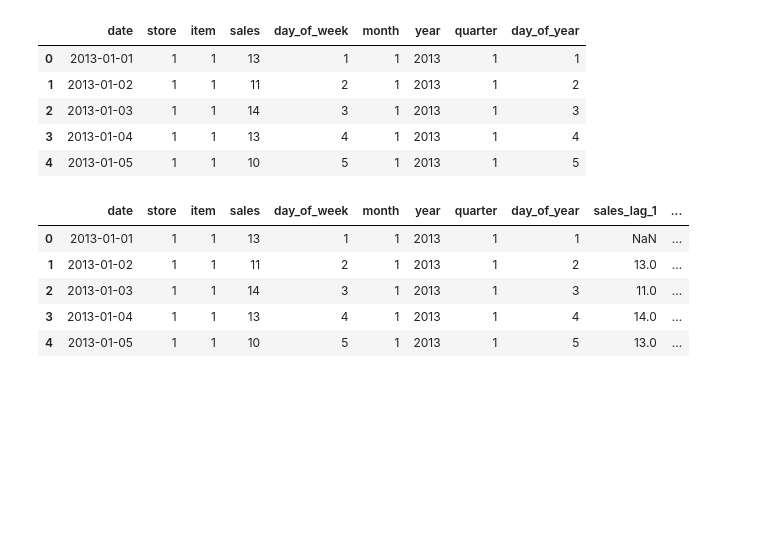
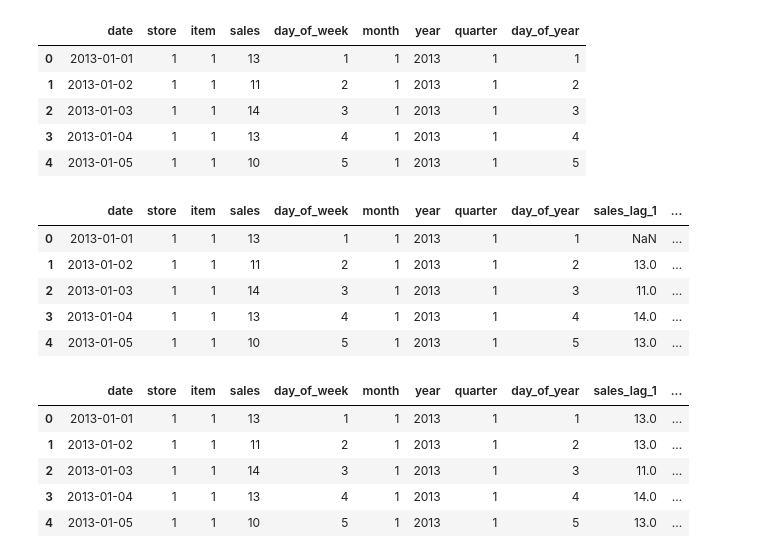
Before and after one commit to Omid4mit/ML, a Jupyter notebook: Machine_Learning/Projects/Store_Item_Demand_Forecasting/storeItemsDemandForecasting.ipynb, the cells around one changed output. Cells and saved outputs as stored; diff of their text form; code cells hidden in the pictures; blank space fills up the shorter version.

```diff
--- a/Machine_Learning/Projects/Store_Item_Demand_Forecasting/storeItemsDemandForecasting.ipynb
+++ b/Machine_Learning/Projects/Store_Item_Demand_Forecasting/storeItemsDemandForecasting.ipynb
@@ -178,3 +182,14 @@ trainData.head()
 | 2 | 2013-01-03 | 1 | 1 | 14 | 3 | 1 | 2013 | 1 | 3 | 11.0 | ... |
 | 3 | 2013-01-04 | 1 | 1 | 13 | 4 | 1 | 2013 | 1 | 4 | 14.0 | ... |
 | 4 | 2013-01-05 | 1 | 1 | 10 | 5 | 1 | 2013 | 1 | 5 | 13.0 | ... |
+# %%
+# 3.2.1 Handle Missing Values (Backward Fill)
+trainData.bfill(inplace=True)
+trainData.head()
+# %% [output]
+|  | date | store | item | sales | day_of_week | month | year | quarter | day_of_year | sales_lag_1 | ... |
+| 0 | 2013-01-01 | 1 | 1 | 13 | 1 | 1 | 2013 | 1 | 1 | 13.0 | ... |
+| 1 | 2013-01-02 | 1 | 1 | 11 | 2 | 1 | 2013 | 1 | 2 | 13.0 | ... |
+| 2 | 2013-01-03 | 1 | 1 | 14 | 3 | 1 | 2013 | 1 | 3 | 11.0 | ... |
+| 3 | 2013-01-04 | 1 | 1 | 13 | 4 | 1 | 2013 | 1 | 4 | 14.0 | ... |
+| 4 | 2013-01-05 | 1 | 1 | 10 | 5 | 1 | 2013 | 1 | 5 | 13.0 | ... |
```
Also changed, not shown: parts of 9 cells of this notebook.
